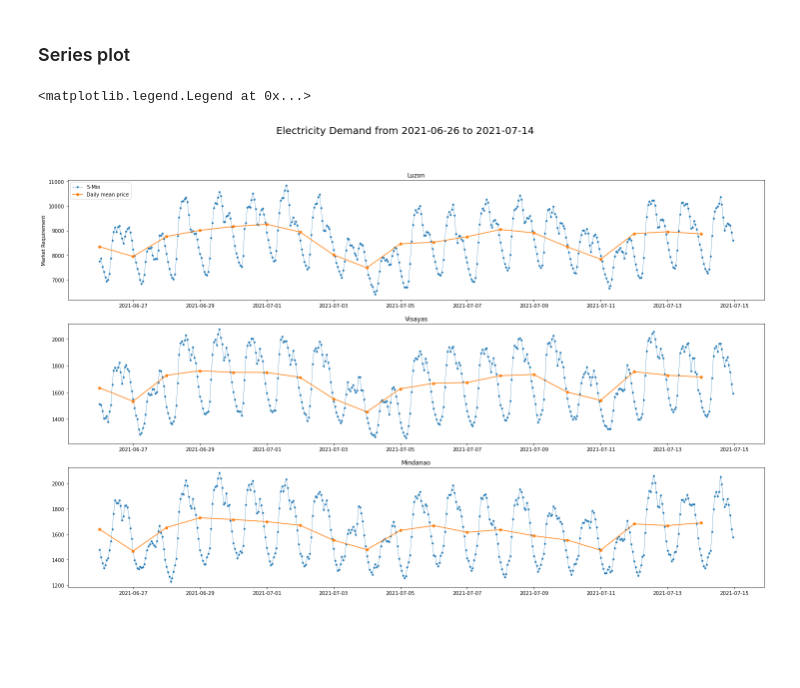
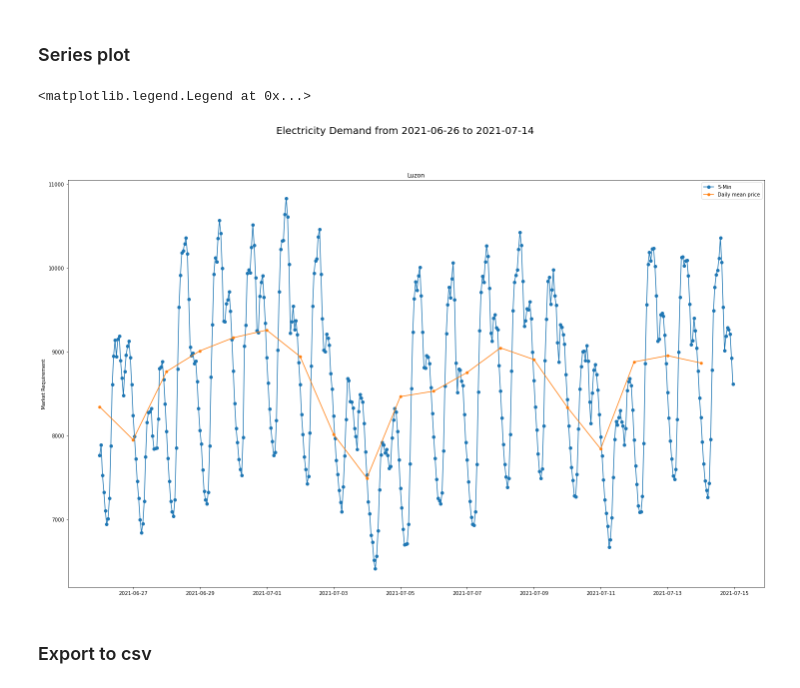
Before and after one commit to emmandecena/jpbook, a Jupyter notebook: book/docs/datasets/philenergy/dataregionaldemand.ipynb, the cells around one changed output. Drawn from its saved outputs; the diff is of its cells as text; code cells hidden in the pictures; blank space fills up the shorter version.

```diff
--- a/book/docs/datasets/philenergy/dataregionaldemand.ipynb
+++ b/book/docs/datasets/philenergy/dataregionaldemand.ipynb
@@ -191,29 +178,29 @@ DatetimeIndex(['2021-06-26 00:00:00', '2021-06-26 01:00:00',
 # %% [markdown]
 ### Series plot
 # %%
-import matplotlib.pyplot as plt
-
-start, end = '2021-06-26', '2021-07-14'
-
-fig, ax = plt.subplots(3,1, figsize=(25,15))
-
-ax[0].plot(df_luz_hr.loc[start:end, 'MKT_REQT'], marker='.', linestyle='-', linewidth=0.5, label='5-Min')
-ax[0].plot(df_luz_day.loc[start:end, 'MKT_REQT'], marker='o', markersize=5, linestyle='-', label = 'Daily mean price')
-ax[0].set_title('Luzon')
-
-ax[1].plot(df_vis_hr.loc[start:end, 'MKT_REQT'], marker='.', linestyle='-', linewidth=0.5, label='5-Min')
-ax[1].plot(df_vis_day.loc[start:end, 'MKT_REQT'], marker='o', markersize=5, linestyle='-', label = 'Daily mean price')
-ax[1].set_title('Visayas')
-
-ax[2].plot(df_min_hr.loc[start:end, 'MKT_REQT'], marker='.', linestyle='-', linewidth=0.5, label='5-Min')
-ax[2].plot(df_min_day.loc[start:end, 'MKT_REQT'], marker='o', markersize=5, linestyle='-', label = 'Daily mean price')
-ax[2].set_title('Mindanao')
 
 
-ax[0].set_ylabel('Market Requirement')
+fig, ax = plt.subplots(figsize=(25,15))
+
+ax.plot(df_luz_hr.loc[start:end, 'MKT_REQT'], marker='o', linestyle='-', linewidth=1.5, label='5-Min')
+ax.plot(df_luz_day.loc[start:end, 'MKT_REQT'], marker='o', markersize=5, linestyle='-', label = 'Daily mean price')
+ax.set_title('Luzon')
+
+# ax[1].plot(df_vis_hr.loc[start:end, 'MKT_REQT'], marker='.', linestyle='-', linewidth=0.5, label='5-Min')
+# ax[1].plot(df_vis_day.loc[start:end, 'MKT_REQT'], marker='o', markersize=5, linestyle='-', label = 'Daily mean price')
+# ax[1].set_title('Visayas')
+
+#ax[2].plot(df_min_hr.loc[start:end, 'MKT_REQT'], marker='.', linestyle='-', linewidth=0.5, label='5-Min')
+#ax[2].plot(df_min_day.loc[start:end, 'MKT_REQT'], marker='o', markersize=5, linestyle='-', label = 'Daily mean price')
+#ax[2].set_title('Mindanao')
+
+
+ax.set_ylabel('Market Requirement')
 fig.suptitle(f'Electricity Demand from {start} to {end}', size=20)
 
-ax[0].legend()
+ax.legend()
 # %% [output]
 <matplotlib.legend.Legend at 0x...>
-[figure, old version]
+[figure, new version]
+# %% [markdown]
+### Export to csv
```
Also changed, not shown: parts of 4 cells of this notebook, 2 other files.
